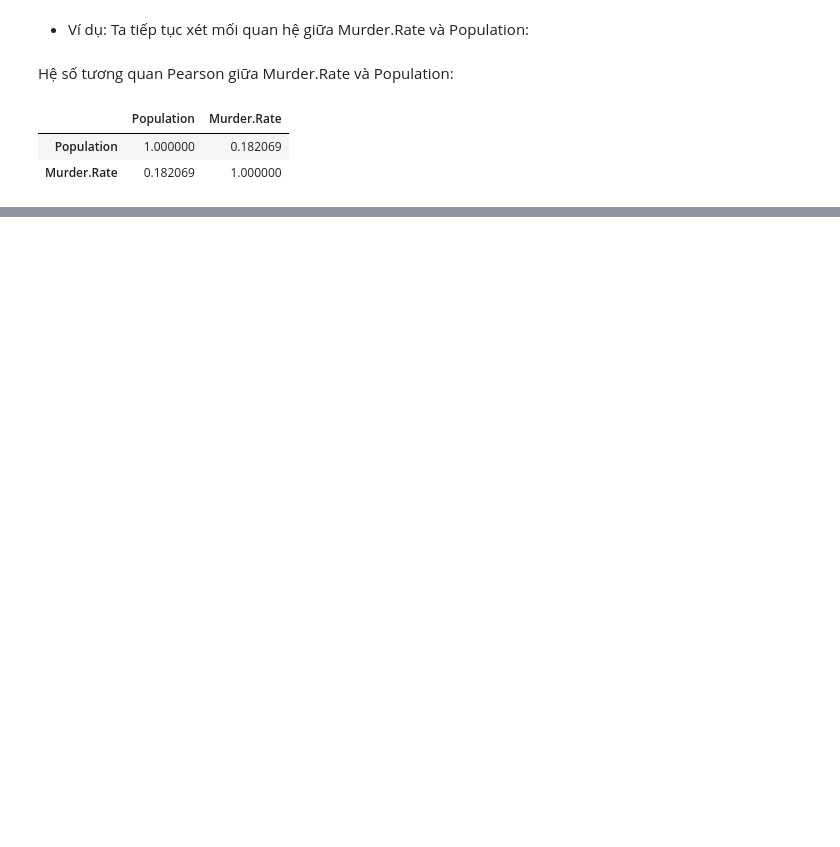
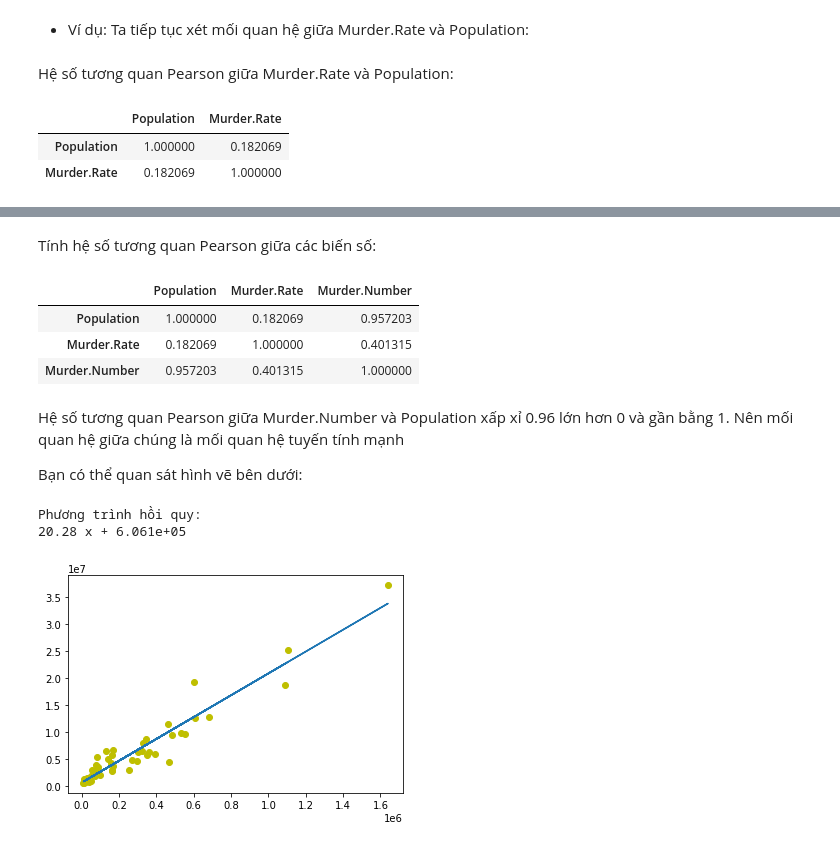
Before and after one commit to LBQTrung/Python-exercise, a Jupyter notebook: TKMT_1.ipynb, the cells around one changed output, grey strips where cells are left out. Drawn from its saved outputs; the diff is of its cells as text; code cells hidden in the pictures; blank space fills up the shorter version.

Commit message:
Được tạo bằng Colaboratory

```diff
--- a/TKMT_1.ipynb
+++ b/TKMT_1.ipynb
@@ -231,0 +264,2 @@ Thông qua bảng ở trên ta xác định được hệ số tương quan Pear
+# %%
+df_dl["Murder.Number"] = df_dl["Murder.Rate"] * df_dl["Population"] / 100
@@ -231,0 +277,28 @@ Thông qua bảng ở trên ta xác định được hệ số tương quan Pear
+# %% [markdown]
+Tính hệ số tương quan Pearson giữa các biến số:
+# %%
+df_dl.corr(method='pearson')
+# %% [output]
+|  | Population | Murder.Rate | Murder.Number |
+| Population | 1.000000 | 0.182069 | 0.957203 |
+| Murder.Rate | 0.182069 | 1.000000 | 0.401315 |
+| Murder.Number | 0.957203 | 0.401315 | 1.000000 |
+# %% [markdown]
+Hệ số tương quan Pearson giữa Murder.Number và Population xấp xỉ 0.96 lớn hơn 0 và gần bằng 1. Nên mối quan hệ giữa chúng là mối quan hệ tuyến tính mạnh
+
+Bạn có thể quan sát hình vẽ bên dưới:
+# %%
+import numpy as np
+
+# Tìm phương trình hồi quy:
+coef = np.polyfit(df_dl["Murder.Number"],df_dl["Population"],1)
+poly1d_fn = np.poly1d(coef)
+print("Phương trình hồi quy: ", poly1d_fn)
+
+# Vẽ biểu đồ:
+plt.plot(df_dl["Murder.Number"],df_dl["Population"], 'yo',
+         df_dl["Murder.Number"], poly1d_fn(df_dl["Murder.Number"]),);
+# %% [output]
+Phương trình hồi quy:
+20.28 x + 6.061e+05
+[figure, added]
```
Also changed, not shown: parts of 11 cells of this notebook.
